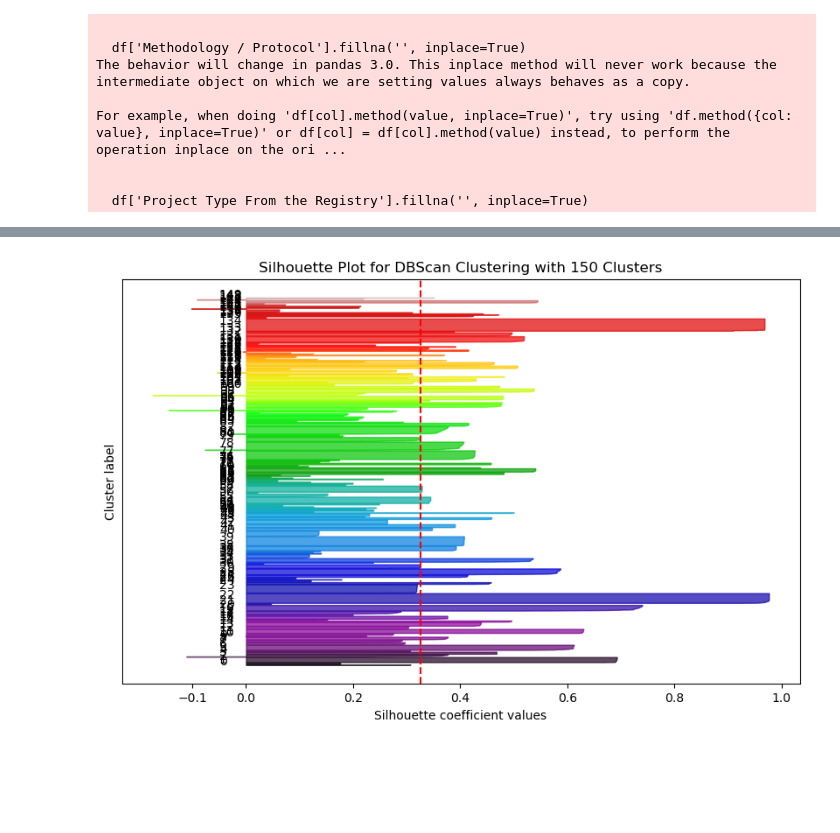
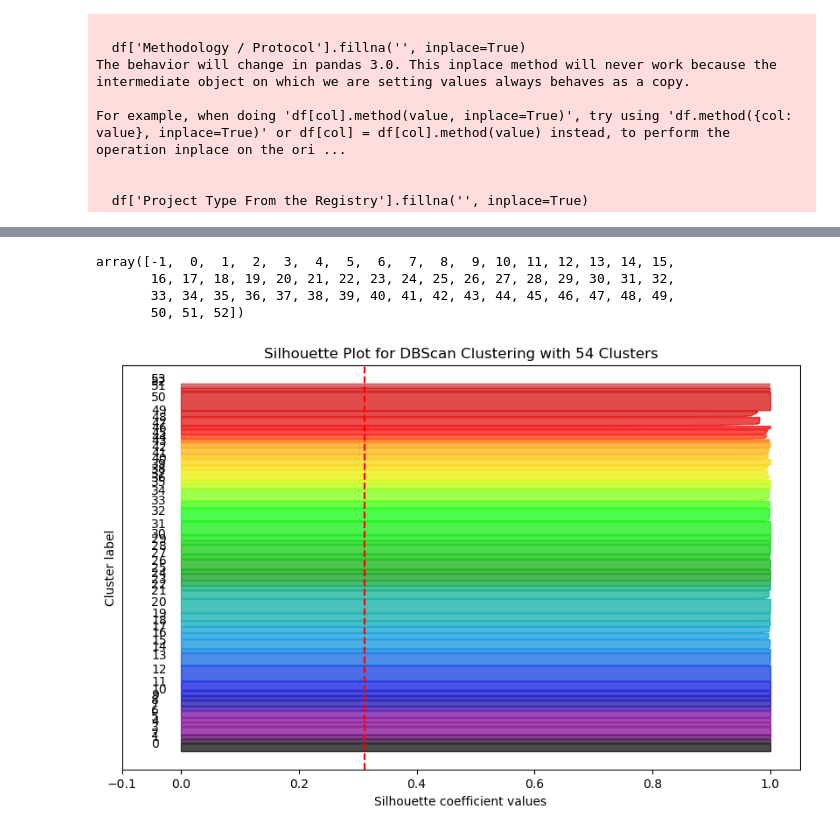
Before and after one commit to MaggieCorry/Capstone_Corry_Hoang_Tajnekar_Rong, a Jupyter notebook: EDA/Corry_Cluster.ipynb, the cells around one changed output, grey strips where cells are left out. Cells and saved outputs as stored; diff of their text form; code cells hidden in the pictures; blank space fills up the shorter version.

Commit message:
updates to clusters

```diff
--- a/EDA/Corry_Cluster.ipynb
+++ b/EDA/Corry_Cluster.ipynb
@@ -157,17 +181,20 @@ df.head()
 plt.figure(figsize=(10, 6))
 plt.subplot(1, 1, 1)
 
+silhouette_avg = silhouette_score(X_combined, labels)
+silhouette_values = silhouette_samples(X_combined, labels)
+
 # Compute the silhouette plot
 y_lower = 10
-for i in range(28):
+for i in range(22):
     # Aggregate the silhouette scores for samples belonging to cluster i
-    ith_cluster_silhouette_values = sample_silhouette_values[labels == i]
+    ith_cluster_silhouette_values = silhouette_values[labels == i]
     ith_cluster_silhouette_values.sort()
 
     size_cluster_i = ith_cluster_silhouette_values.shape[0]
     y_upper = y_lower + size_cluster_i
 
-    color = plt.cm.nipy_spectral(float(i) / 28)
+    color = plt.cm.nipy_spectral(float(i) / 22)
     plt.fill_betweenx(np.arange(y_lower, y_upper),
                       0, ith_cluster_silhouette_values,
                       facecolor=color, edgecolor=color, alpha=0.7)
@@ -178,7 +205,7 @@ for i in range(28):
     # Compute the new y_lower for next plot
     y_lower = y_upper + 10  # 10 for the 0 samples
 
-plt.title("Silhouette Plot for KMeans Clustering with 28 Clusters")
+plt.title("Silhouette Plot for KMeans Clustering with 22 Clusters")
 plt.xlabel("Silhouette coefficient values")
 plt.ylabel("Cluster label")
 
@@ -221,7 +248,7 @@ scaler = StandardScaler()
 X_scaled = scaler.fit_transform(X_combined.toarray())
 
 # Apply DBSCAN
-dbscan = DBSCAN(eps=0.5, min_samples=50)
+dbscan = DBSCAN(eps=.8, min_samples=80)
 dbscan.fit(X_scaled)
 
 # Get cluster labels
@@ -242,17 +274,20 @@ df.head()
 plt.figure(figsize=(10, 6))
 plt.subplot(1, 1, 1)
 
+silhouette_avg = silhouette_score(X_scaled, labels)
+silhouette_values = silhouette_samples(X_scaled, labels)
+
 # Compute the silhouette plot
 y_lower = 10
-for i in range(42):
+for i in range(24):
     # Aggregate the silhouette scores for samples belonging to cluster i
-    ith_cluster_silhouette_values = sample_silhouette_values[labels == i]
+    ith_cluster_silhouette_values = silhouette_values[labels == i]
     ith_cluster_silhouette_values.sort()
 
     size_cluster_i = ith_cluster_silhouette_values.shape[0]
     y_upper = y_lower + size_cluster_i
 
-    color = plt.cm.nipy_spectral(float(i) / 42)
+    color = plt.cm.nipy_spectral(float(i) / 24)
     plt.fill_betweenx(np.arange(y_lower, y_upper),
                       0, ith_cluster_silhouette_values,
                       facecolor=color, edgecolor=color, alpha=0.7)
@@ -263,7 +298,7 @@ for i in range(42):
     # Compute the new y_lower for next plot
     y_lower = y_upper + 10  # 10 for the 0 samples
 
-plt.title("Silhouette Plot for DBScan Clustering with 42 Clusters")
+plt.title("Silhouette Plot for DBScan Clustering with 24 Clusters")
 plt.xlabel("Silhouette coefficient values")
 plt.ylabel("Cluster label")
 
@@ -326,7 +381,7 @@ scaler = StandardScaler()
 X_scaled = scaler.fit_transform(X_combined.toarray())
 
 # Apply DBSCAN
-dbscan = DBSCAN(eps=1.4, min_samples=10)
+dbscan = DBSCAN(eps=1.2, min_samples=40)
 dbscan.fit(X_scaled)
 
 # Get cluster labels
@@ -342,45 +397,55 @@ df.head()
 | 2 | ACR103 | Inland Empire Anaerobic Ag Digester | ACR | No | Completed | Agriculture | Manure Methane Digester | ... |
 | 3 | ACR104 | Ankotrofotsy Community-based Refo... | ACR | No | Inactive | Forestry & Land Use | Afforestation/Reforestation | ... |
 | 4 | ACR105 | Boa Vista A/R | ACR | No | Canceled | Forestry & Land Use | Afforestation/Reforestation | ... |
+# %%
+df['DB_cluster'].unique()
+# %% [output]
+array([-1,  0,  1,  2,  3,  4,  5,  6,  7,  8,  9, 10, 11, 12, 13, 14, 15,
+       16, 17, 18, 19, 20, 21, 22, 23, 24, 25, 26, 27, 28, 29, 30, 31, 32,
+       33, 34, 35, 36, 37, 38, 39, 40, 41, 42, 43, 44, 45, 46, 47, 48, 49,
+       50, 51, 52])
 # %%
 # Create a subplot with 1 row and 1 column
 plt.figure(figsize=(10, 6))
 plt.subplot(1, 1, 1)
 
+silhouette_avg = silhouette_score(X_scaled, labels)
+silhouette_values = silhouette_samples(X_scaled, labels)
+
 # Compute the silhouette plot
 y_lower = 10
-for i in range(150):
+for i in range(54):
     # Aggregate the silhouette scores for samples belonging to cluster i
-    ith_cluster_silhouette_values = sample_silhouette_values[labels == i]
+    ith_cluster_silhouette_values = silhouette_values[labels == i]
     ith_cluster_silhouette_values.sort()
 
     size_cluster_i = ith_cluster_silhouette_values.shape[0]
     y_upper = y_lower + size_cluster_i
 
-    color = plt.cm.nipy_spectral(float(i) / 150)
+    color = plt.cm.nipy_spectral(float(i) / 54)
     plt.fill_betweenx(np.arange(y_lower, y_upper),
                       0, ith_cluster_silhouette_values,
                       facecolor=color, edgecolor=color, alpha=0.7)
 
     # Label the silhouette plots with their cluster numbers at the middle
     plt.text(-0.05, y_lower + 0.5 * size_cluster_i, str(i))
 
     # Compute the new y_lower for next plot
     y_lower = y_upper + 10  # 10 for the 0 samples
 
-plt.title("Silhouette Plot for DBScan Clustering with 150 Clusters")
+plt.title("Silhouette Plot for DBScan Clustering with 54 Clusters")
 plt.xlabel("Silhouette coefficient values")
 plt.ylabel("Cluster label")
 
 # The vertical line for average silhouette score of all the values
 plt.axvline(x=silhouette_avg, color="red", linestyle="--")
 
 plt.yticks([])  # Clear the yaxis labels / ticks
 plt.xticks([-0.1, 0, 0.2, 0.4, 0.6, 0.8, 1])
 
 plt.show()
 # %% [output]
-[figure, old version]
+[figure, new version]
 # %%
 df['DB_cluster'].value_counts()
 # %% [output]
```
Also changed, not shown: parts of 23 cells of this notebook, 3 other files.
